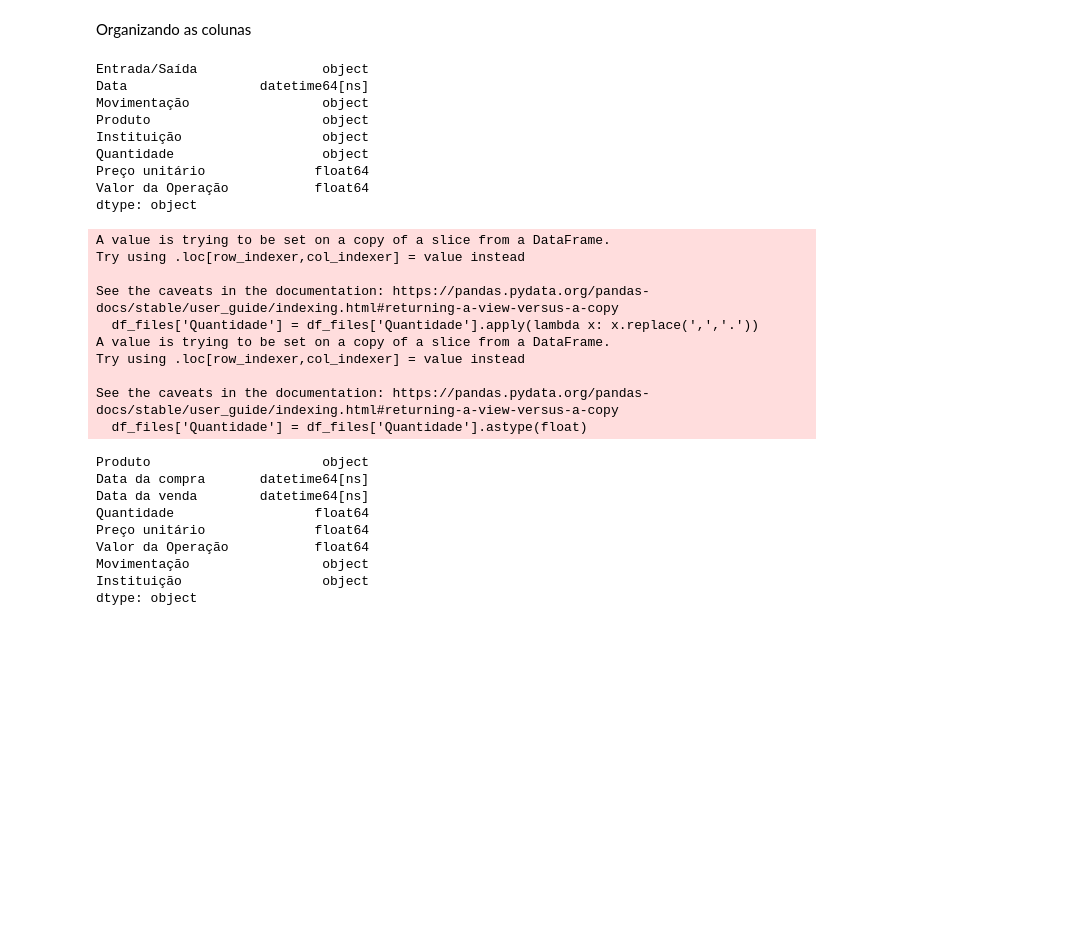
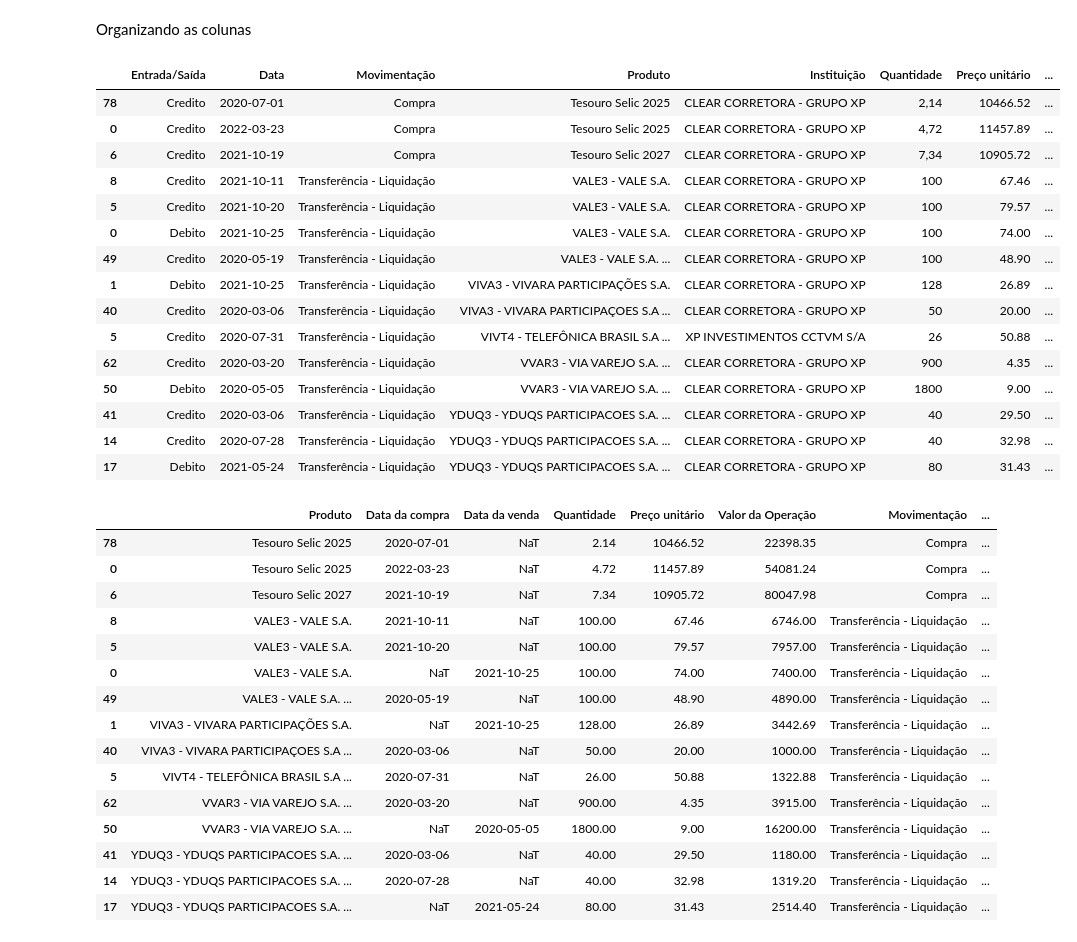
Before and after one commit to thamirisbrandao/b3_imposto_renda, a Jupyter notebook: notebooks/creating_spreadsheet.ipynb, the cells around one changed output. Drawn from its saved outputs; the diff is of its cells as text; code cells hidden in the pictures; blank space fills up the shorter version.

```diff
--- a/notebooks/creating_spreadsheet.ipynb
+++ b/notebooks/creating_spreadsheet.ipynb
@@ -23,47 +23,50 @@ Organizando as colunas
 # %%
 list_files = []
 for file in range(0, len(files)):
     list_file = pd.read_excel(f'{path}/{files[file]}', parse_dates=['Data'])
     list_files.append(list_file)
 list_all_files = pd.concat(list_files)
-#list_all_files.Data = pd.to_datetime(list_all_files.Data)
 list_files_s = list_all_files.sort_values(by=['Produto', 'Data'])
 df_files = pd.DataFrame(list_files_s)
-df_files.dtypes
+df_files.tail(15)
 # %% [output]
-Entrada/Saída                object
-Data                 datetime64[ns]
-Movimentação                 object
-Produto                      object
-Instituição                  object
-Quantidade                   object
-Preço unitário              float64
-Valor da Operação           float64
-dtype: object
+|  | Entrada/Saída | Data | Movimentação | Produto | Instituição | Quantidade | Preço unitário | ... |
+| 78 | Credito | 2020-07-01 | Compra | Tesouro Selic 2025 | CLEAR CORRETORA - GRUPO XP | 2,14 | 10466.52 | ... |
+| 0 | Credito | 2022-03-23 | Compra | Tesouro Selic 2025 | CLEAR CORRETORA - GRUPO XP | 4,72 | 11457.89 | ... |
+| 6 | Credito | 2021-10-19 | Compra | Tesouro Selic 2027 | CLEAR CORRETORA - GRUPO XP | 7,34 | 10905.72 | ... |
+| 8 | Credito | 2021-10-11 | Transferência - Liquidação | VALE3 - VALE S.A. | CLEAR CORRETORA - GRUPO XP | 100 | 67.46 | ... |
+| 5 | Credito | 2021-10-20 | Transferência - Liquidação | VALE3 - VALE S.A. | CLEAR CORRETORA - GRUPO XP | 100 | 79.57 | ... |
+| 0 | Debito | 2021-10-25 | Transferência - Liquidação | VALE3 - VALE S.A. | CLEAR CORRETORA - GRUPO XP | 100 | 74.00 | ... |
+| 49 | Credito | 2020-05-19 | Transferência - Liquidação | VALE3 - VALE S.A. ... | CLEAR CORRETORA - GRUPO XP | 100 | 48.90 | ... |
+| 1 | Debito | 2021-10-25 | Transferência - Liquidação | VIVA3 - VIVARA PARTICIPAÇÕES S.A. | CLEAR CORRETORA - GRUPO XP | 128 | 26.89 | ... |
+| 40 | Credito | 2020-03-06 | Transferência - Liquidação | VIVA3 - VIVARA PARTICIPAÇOES S.A ... | CLEAR CORRETORA - GRUPO XP | 50 | 20.00 | ... |
+| 5 | Credito | 2020-07-31 | Transferência - Liquidação | VIVT4 - TELEFÔNICA BRASIL S.A ... | XP INVESTIMENTOS CCTVM S/A | 26 | 50.88 | ... |
+| 62 | Credito | 2020-03-20 | Transferência - Liquidação | VVAR3 - VIA VAREJO S.A. ... | CLEAR CORRETORA - GRUPO XP | 900 | 4.35 | ... |
+| 50 | Debito | 2020-05-05 | Transferência - Liquidação | VVAR3 - VIA VAREJO S.A. ... | CLEAR CORRETORA - GRUPO XP | 1800 | 9.00 | ... |
+| 41 | Credito | 2020-03-06 | Transferência - Liquidação | YDUQ3 - YDUQS PARTICIPACOES S.A. ... | CLEAR CORRETORA - GRUPO XP | 40 | 29.50 | ... |
+| 14 | Credito | 2020-07-28 | Transferência - Liquidação | YDUQ3 - YDUQS PARTICIPACOES S.A. ... | CLEAR CORRETORA - GRUPO XP | 40 | 32.98 | ... |
+| 17 | Debito | 2021-05-24 | Transferência - Liquidação | YDUQ3 - YDUQS PARTICIPACOES S.A. ... | CLEAR CORRETORA - GRUPO XP | 80 | 31.43 | ... |
 # %%
 df_files['Data da compra'] = df_files['Data'].where(df_files['Entrada/Saída'] == 'Credito')
 df_files['Data da venda'] = df_files['Data'].where(df_files['Entrada/Saída'] == 'Debito')
 df_files = df_files[['Produto', 'Data da compra', 'Data da venda', 'Quantidade', 'Preço unitário', 'Valor da Operação', 'Movimentação', 'Instituição']]
 df_files['Quantidade'] = df_files['Quantidade'].apply(lambda x: x.replace(',','.'))
 df_files['Quantidade'] = df_files['Quantidade'].astype(float)
-df_files.dtypes
+df_files.tail(15)
 # %% [output]
-A value is trying to be set on a copy of a slice from a DataFrame.
-Try using .loc[row_indexer,col_indexer] = value instead
-
-See the caveats in the documentation: https://pandas.pydata.org/pandas-docs/stable/user_guide/indexing.html#returning-a-view-versus-a-copy
-  df_files['Quantidade'] = df_files['Quantidade'].apply(lambda x: x.replace(',','.'))
-A value is trying to be set on a copy of a slice from a DataFrame.
-Try using .loc[row_indexer,col_indexer] = value instead
-
-See the caveats in the documentation: https://pandas.pydata.org/pandas-docs/stable/user_guide/indexing.html#returning-a-view-versus-a-copy
-  df_files['Quantidade'] = df_files['Quantidade'].astype(float)
-Produto                      object
-Data da compra       datetime64[ns]
-Data da venda        datetime64[ns]
-Quantidade                  float64
-Preço unitário              float64
-Valor da Operação           float64
-Movimentação                 object
-Instituição                  object
-dtype: object
+|  | Produto | Data da compra | Data da venda | Quantidade | Preço unitário | Valor da Operação | Movimentação | ... |
+| 78 | Tesouro Selic 2025 | 2020-07-01 | NaT | 2.14 | 10466.52 | 22398.35 | Compra | ... |
+| 0 | Tesouro Selic 2025 | 2022-03-23 | NaT | 4.72 | 11457.89 | 54081.24 | Compra | ... |
+| 6 | Tesouro Selic 2027 | 2021-10-19 | NaT | 7.34 | 10905.72 | 80047.98 | Compra | ... |
+| 8 | VALE3 - VALE S.A. | 2021-10-11 | NaT | 100.00 | 67.46 | 6746.00 | Transferência - Liquidação | ... |
+| 5 | VALE3 - VALE S.A. | 2021-10-20 | NaT | 100.00 | 79.57 | 7957.00 | Transferência - Liquidação | ... |
+| 0 | VALE3 - VALE S.A. | NaT | 2021-10-25 | 100.00 | 74.00 | 7400.00 | Transferência - Liquidação | ... |
+| 49 | VALE3 - VALE S.A. ... | 2020-05-19 | NaT | 100.00 | 48.90 | 4890.00 | Transferência - Liquidação | ... |
+| 1 | VIVA3 - VIVARA PARTICIPAÇÕES S.A. | NaT | 2021-10-25 | 128.00 | 26.89 | 3442.69 | Transferência - Liquidação | ... |
+| 40 | VIVA3 - VIVARA PARTICIPAÇOES S.A ... | 2020-03-06 | NaT | 50.00 | 20.00 | 1000.00 | Transferência - Liquidação | ... |
+| 5 | VIVT4 - TELEFÔNICA BRASIL S.A ... | 2020-07-31 | NaT | 26.00 | 50.88 | 1322.88 | Transferência - Liquidação | ... |
+| 62 | VVAR3 - VIA VAREJO S.A. ... | 2020-03-20 | NaT | 900.00 | 4.35 | 3915.00 | Transferência - Liquidação | ... |
+| 50 | VVAR3 - VIA VAREJO S.A. ... | NaT | 2020-05-05 | 1800.00 | 9.00 | 16200.00 | Transferência - Liquidação | ... |
+| 41 | YDUQ3 - YDUQS PARTICIPACOES S.A. ... | 2020-03-06 | NaT | 40.00 | 29.50 | 1180.00 | Transferência - Liquidação | ... |
+| 14 | YDUQ3 - YDUQS PARTICIPACOES S.A. ... | 2020-07-28 | NaT | 40.00 | 32.98 | 1319.20 | Transferência - Liquidação | ... |
+| 17 | YDUQ3 - YDUQS PARTICIPACOES S.A. ... | NaT | 2021-05-24 | 80.00 | 31.43 | 2514.40 | Transferência - Liquidação | ... |
```
Also changed, not shown: parts of 31 cells of this notebook.
